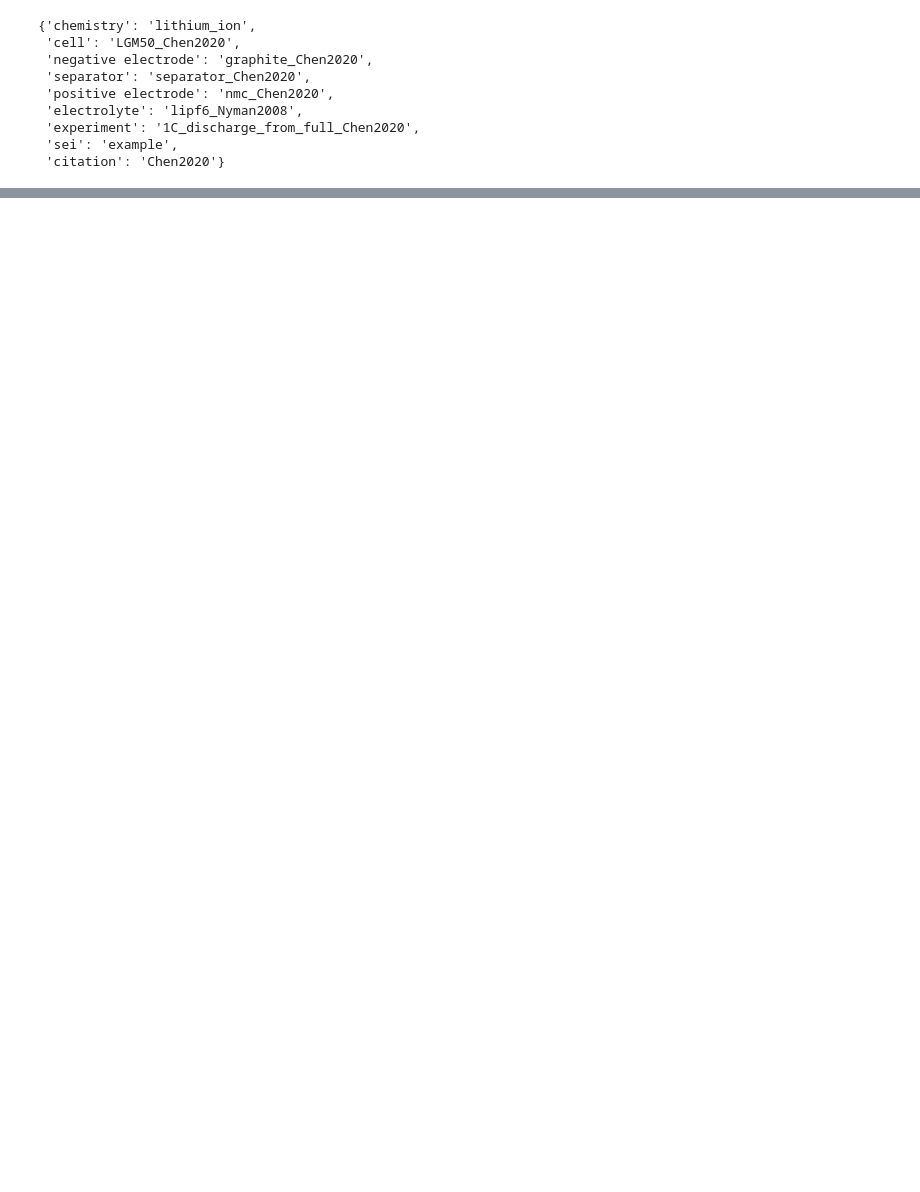
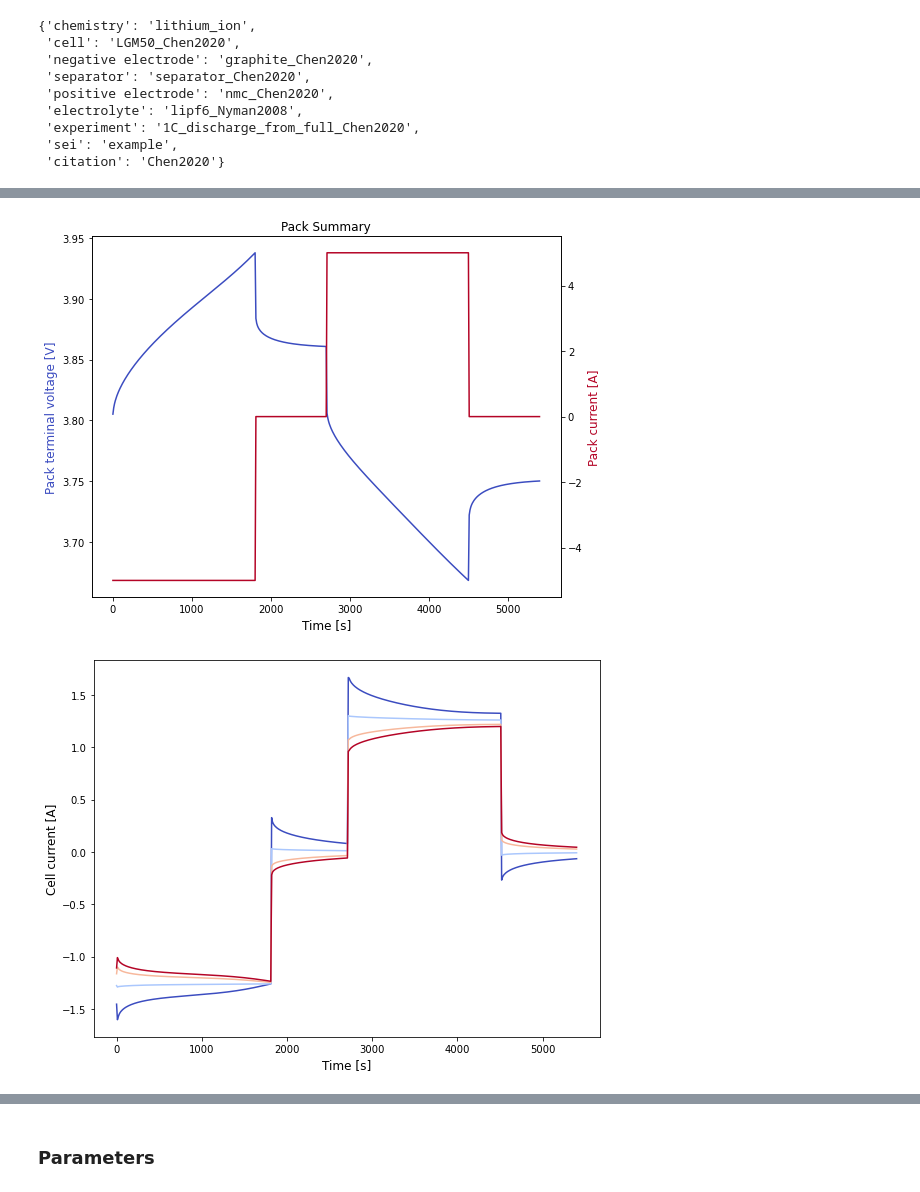
Before and after one commit to eirikbaekkelund/liionpack, a Jupyter notebook: Testing PyBaMM/digital_twin.ipynb, the cells around one changed output, grey strips where cells are left out. Drawn from its saved outputs; the diff is of its cells as text; code cells hidden in the pictures; blank space fills up the shorter version.

```diff
--- a/Testing PyBaMM/digital_twin.ipynb
+++ b/Testing PyBaMM/digital_twin.ipynb
@@ -80,0 +90,12 @@ SyntaxError: invalid syntax (3025649900.py, line 3)
+# %%
+I_init = 5.0 # initial current
+V_init = 4.0  # initial voltage
+Ri_init = 5e-2  # internal resistance
+R_busbar = 1.5e-3 # busbar resistance
+R_connection = 1e-2 # connection resistance
+R_terminal = 1e-05 # terminal resistance
+Np = 4 # number of batteries in series
+Ns = 1 # number of batteries in parallell
+Nbatt = Np * Ns # total number of batteries
+netlist = lp.setup_circuit(Np=Np, Ns=Ns, Ri=Ri_init, Rc= R_connection,
+                        Rb=R_busbar, Rt=R_terminal, I=I_init, V=V_init, plot=False, terminals='left')
@@ -80,0 +122,32 @@ SyntaxError: invalid syntax (3025649900.py, line 3)
+# %%
+experiment = pybamm.Experiment(
+    [
+        "Charge at 5 A for 30 minutes",
+        "Rest for 15 minutes",
+        "Discharge at 5 A for 30 minutes",
+        "Rest for 15 minutes",
+    ],
+    period="10 seconds",
+)
+# %%
+chemistry = pybamm.parameter_sets.Chen2020
+parameter_values = pybamm.ParameterValues(chemistry=chemistry)
+SPMe = pybamm.models.full_battery_models.lithium_ion.SPMe()
+# %%
+output_variables = [
+    "X-averaged negative particle surface concentration [mol.m-3]",
+    "X-averaged positive particle surface concentration [mol.m-3]",
+]
+
+output = lp.solve(
+    netlist=netlist,
+    parameter_values=parameter_values,
+    experiment=experiment,
+    output_variables=output_variables,
+    initial_soc=0.5
+)
+# %%
+lp.plot_output(output)
+# %% [output]
+[figure, added]
+[figure, added]
@@ -80,0 +159,2 @@ SyntaxError: invalid syntax (3025649900.py, line 3)
+# %% [markdown]
+### Parameters
```
Also changed, not shown: parts of 27 cells of this notebook.
